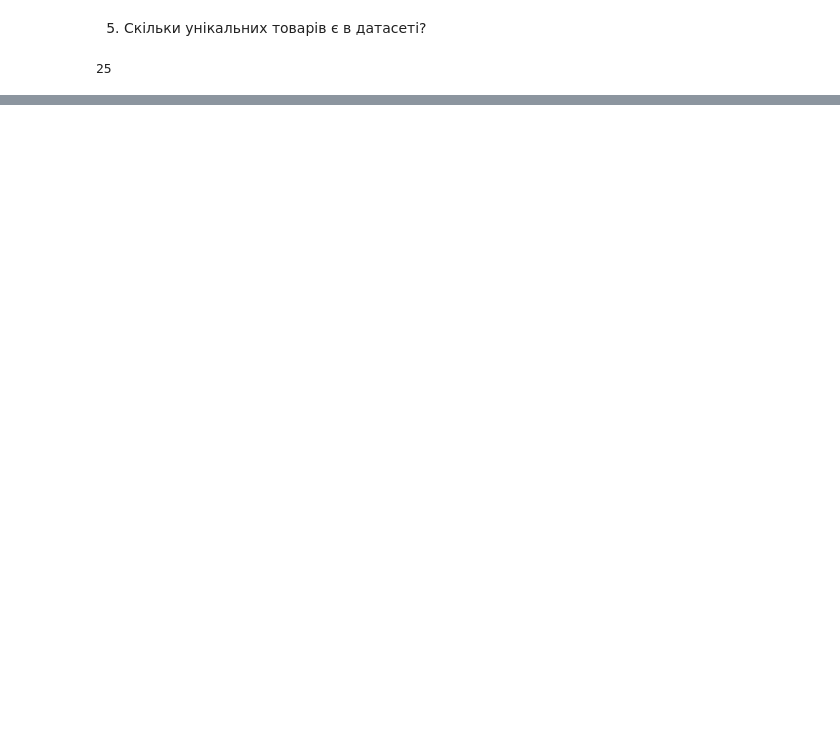
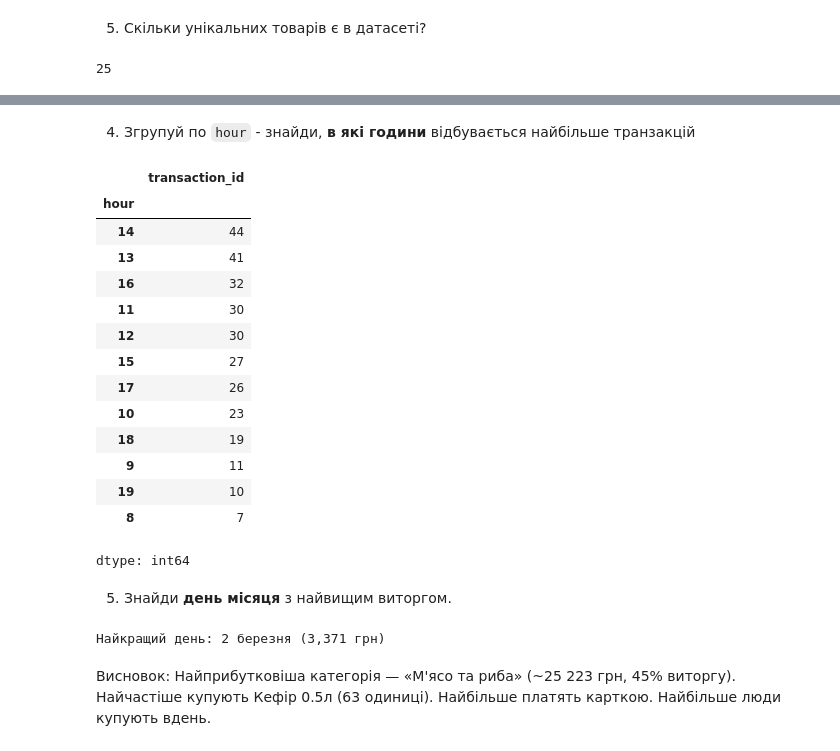
Before and after one commit to volodymyr-holovan/DTA2026, a Jupyter notebook: project_store_sales_analysis/store_sales_analysis.ipynb, the cells around one changed output, grey strips where cells are left out. Cells and saved outputs as stored; diff of their text form; code cells hidden in the pictures; blank space fills up the shorter version.

```diff
--- a/project_store_sales_analysis/store_sales_analysis.ipynb
+++ b/project_store_sales_analysis/store_sales_analysis.ipynb
@@ -213,0 +234,3 @@ df['product'].nunique()
+# %%
+df['total_uah'] = df['price_uah'] * df['quantity']
+df.groupby('category')['total_uah'].sum().sort_values(ascending=False)
@@ -213,0 +270,32 @@ df['product'].nunique()
+# %% [markdown]
+4. Згрупуй по `hour` - знайди, **в які години** відбувається найбільше транзакцій
+# %%
+df.groupby('hour')['transaction_id'].count().sort_values(ascending=False)
+# %% [output]
+|  | transaction_id |
+| hour |  |
+| 14 | 44 |
+| 13 | 41 |
+| 16 | 32 |
+| 11 | 30 |
+| 12 | 30 |
+| 15 | 27 |
+| 17 | 26 |
+| 10 | 23 |
+| 18 | 19 |
+| 9 | 11 |
+| 19 | 10 |
+| 8 | 7 |
+dtype: int64
+# %% [markdown]
+5. Знайди **день місяця** з найвищим виторгом.
+# %%
+day_rev = df.groupby(df['date'].dt.day)['total_uah'].sum()
+print(f"Найкращий день: {day_rev.idxmax()} березня ({day_rev.max():,.0f} грн)")
+# %% [output]
+Найкращий день: 2 березня (3,371 грн)
+# %% [markdown]
+Висновок: Найприбутковіша категорія — «М'ясо та риба» (~25 223 грн, 45% виторгу).
+Найчастіше купують Кефір 0.5л (63 одиниці).
+Найбільше платять карткою.
+Найбільше люди купують вдень.
```
Also changed, not shown: parts of 9 cells of this notebook.
